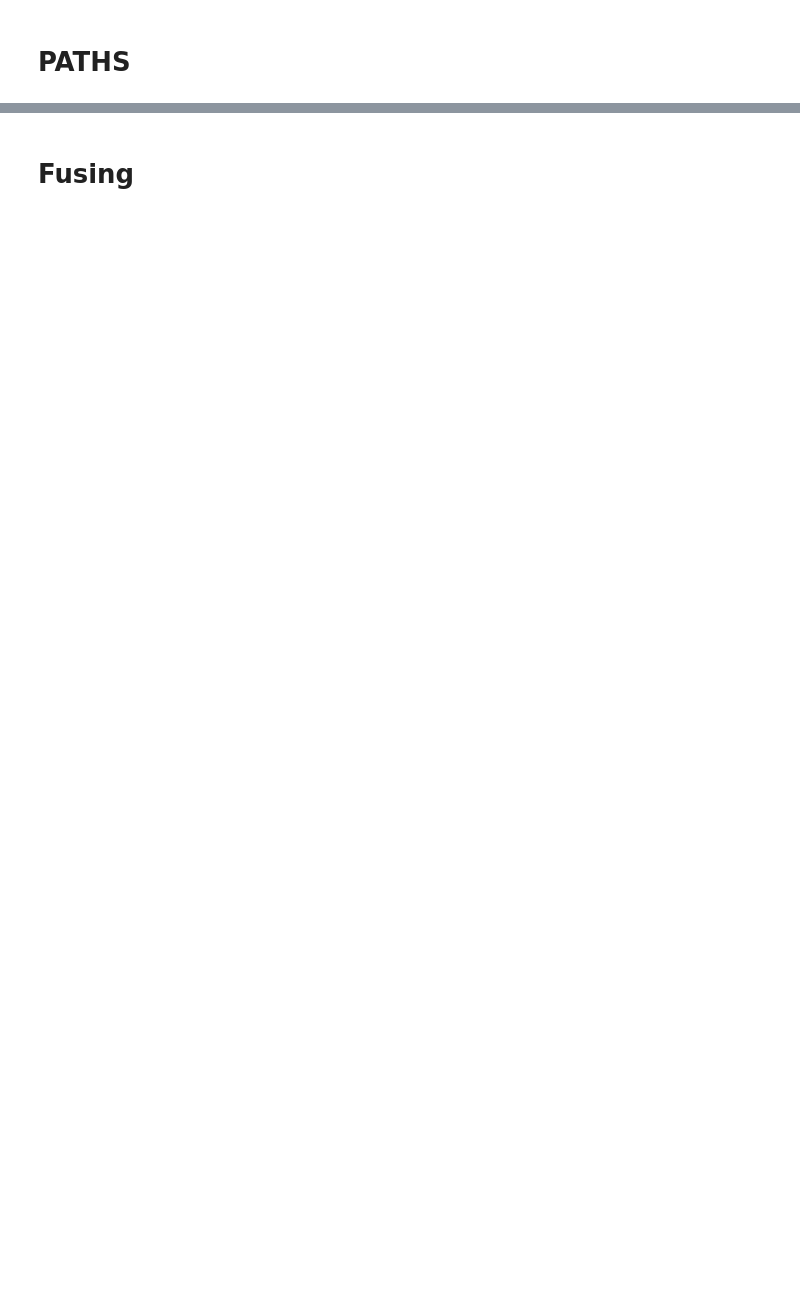
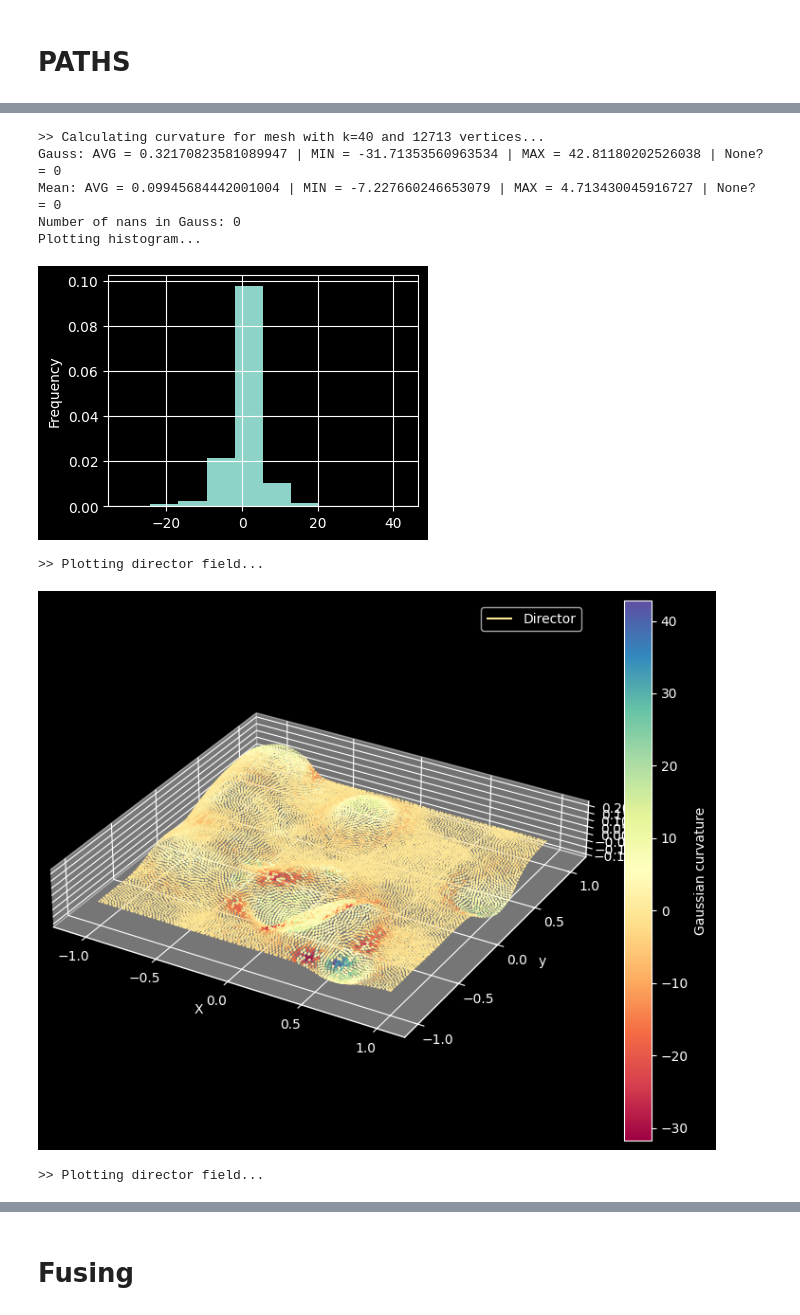
Before and after one commit to unige-biochem/nemo, a Jupyter notebook: debugging/sandbox.ipynb, the cells around one changed output, grey strips where cells are left out. Drawn from its saved outputs; the diff is of its cells as text; code cells hidden in the pictures; blank space fills up the shorter version.

```diff
--- a/debugging/sandbox.ipynb
+++ b/debugging/sandbox.ipynb
@@ -295,0 +261,27 @@ visuals.plot_matrix(theta, origin="upper", cmap="twilight", colorbar=True, remov
+# %%
+idxs_sel = np.arange(len(mesh.vertices))
+k_gauss = 40
+C_gauss, _, C_gauss_idxs, _ = analysis.curvature_by_srf_fit(mesh=mesh, k=k_gauss, debug=True,
+                                                            gauss_crop_range=None, num_sample=len(mesh.vertices))
+uncalc_c_gauss = np.setdiff1d(np.arange(mesh.vertices.shape[0]), C_gauss_idxs)
+full_C_gauss = np.full(mesh.vertices.shape[0], np.nan)
+full_C_gauss[C_gauss_idxs] = C_gauss
+idxs = analysis.coord_search_neighbours(mesh.vertices, k=500)
+full_C_gauss[uncalc_c_gauss] = np.nanmean(full_C_gauss[idxs[uncalc_c_gauss]], axis=1)
+print(f"Number of nans in Gauss: {np.isnan(full_C_gauss).sum()}")
+C_gauss = full_C_gauss
+visuals.plot_hist(C_gauss)
+visuals.plot_dir_field(directors=random_vecfield, veclength=0.02, veccolor=C_gauss,
+                       pt_alpha=1.0, cmap_label="Gaussian curvature", cmap="Spectral")
+visuals.plot_dir_field(directors=random_vecfield, veclength=0.02, veccolor=np.sign(C_gauss),
+                       pt_alpha=1.0, cmap_label="Sign of Gaussian curvature", cmap="Spectral")
+# %% [output]
+>> Calculating curvature for mesh with k=40 and 12713 vertices...
+Gauss: AVG = 0.32170823581089947 | MIN = -31.71353560963534 | MAX = 42.81180202526038 | None? = 0
+Mean: AVG = 0.09945684442001004 | MIN = -7.227660246653079 | MAX = 4.713430045916727 | None? = 0
+Number of nans in Gauss: 0
+Plotting histogram...
+[figure, added]
+>> Plotting director field...
+[figure, added]
+>> Plotting director field...
```
Also changed, not shown: parts of 40 cells of this notebook, 8 other files.
